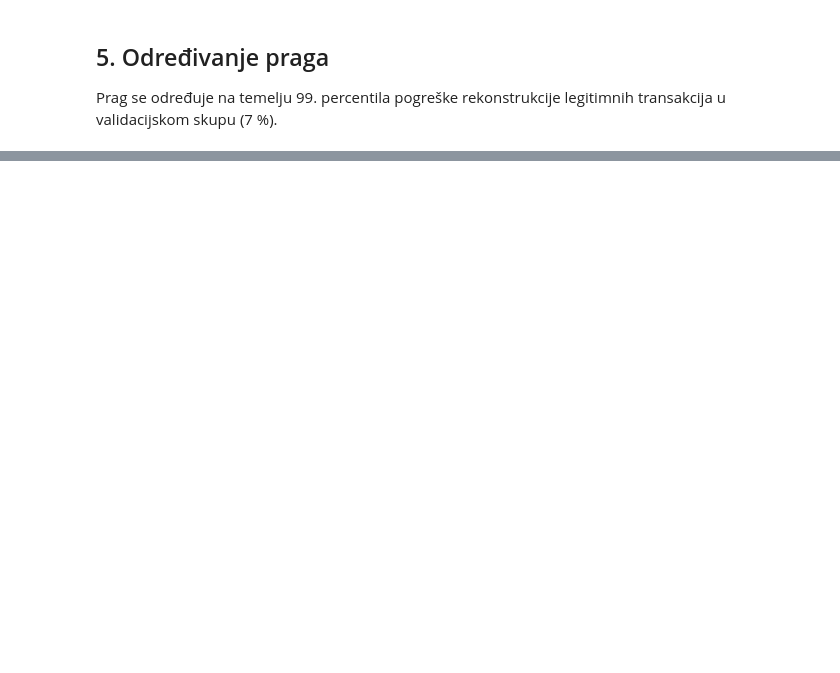
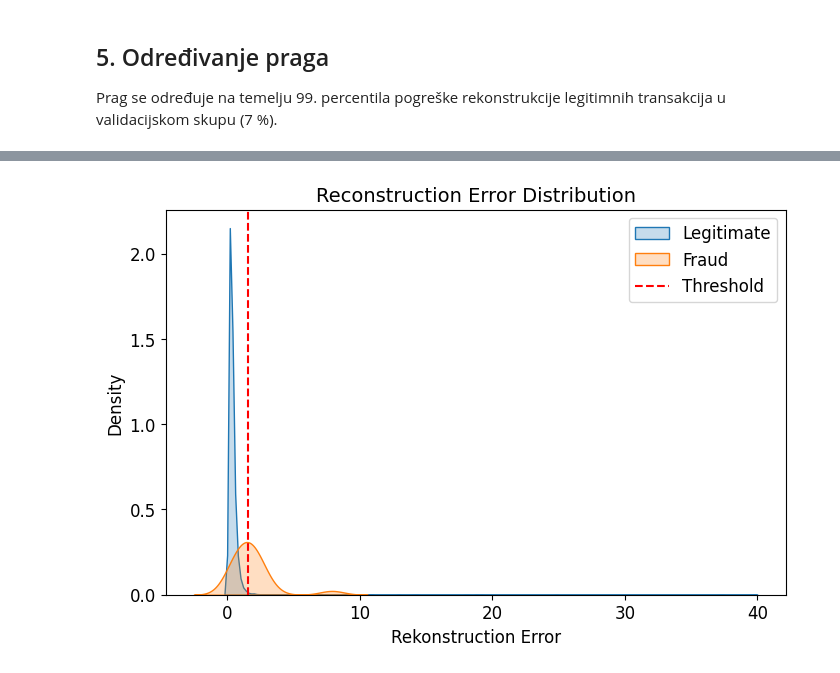
Before and after one commit to klarastankovic/anomaly-detection, a Jupyter notebook: autoencoder/autoencoder_keras_tensor.ipynb, the cells around one changed output, grey strips where cells are left out. Drawn from its saved outputs; the diff is of its cells as text; code cells hidden in the pictures; blank space fills up the shorter version.

```diff
--- a/autoencoder/autoencoder_keras_tensor.ipynb
+++ b/autoencoder/autoencoder_keras_tensor.ipynb
@@ -311 +283,12 @@ plt.show()
+# %%
+plt.figure(figsize=(8, 5))
+sns.kdeplot(reconstruction_error[y_val == 0], label='Legitimate', fill=True)
+sns.kdeplot(reconstruction_error[y_val == 1], label='Fraud', fill=True)
+plt.axvline(threshold, color='red', linestyle='--', label='Threshold')
+plt.xlabel('Rekonstruction Error')
+plt.title('Reconstruction Error Distribution')
+plt.legend()
+plt.show()
+# %% [output]
+[figure, added]
 # %% [markdown]
```
Also changed, not shown: parts of 21 cells of this notebook, 3 other files.
